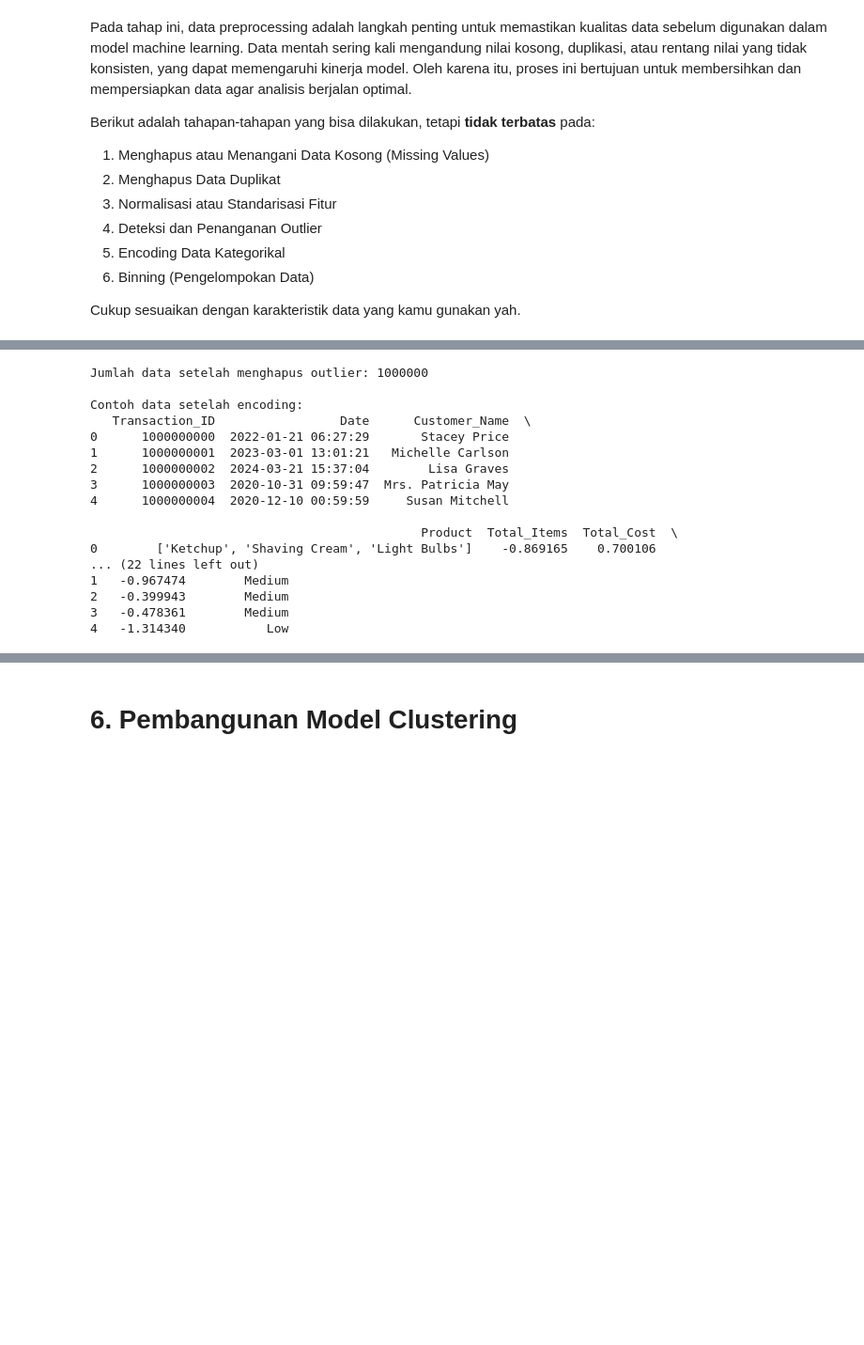
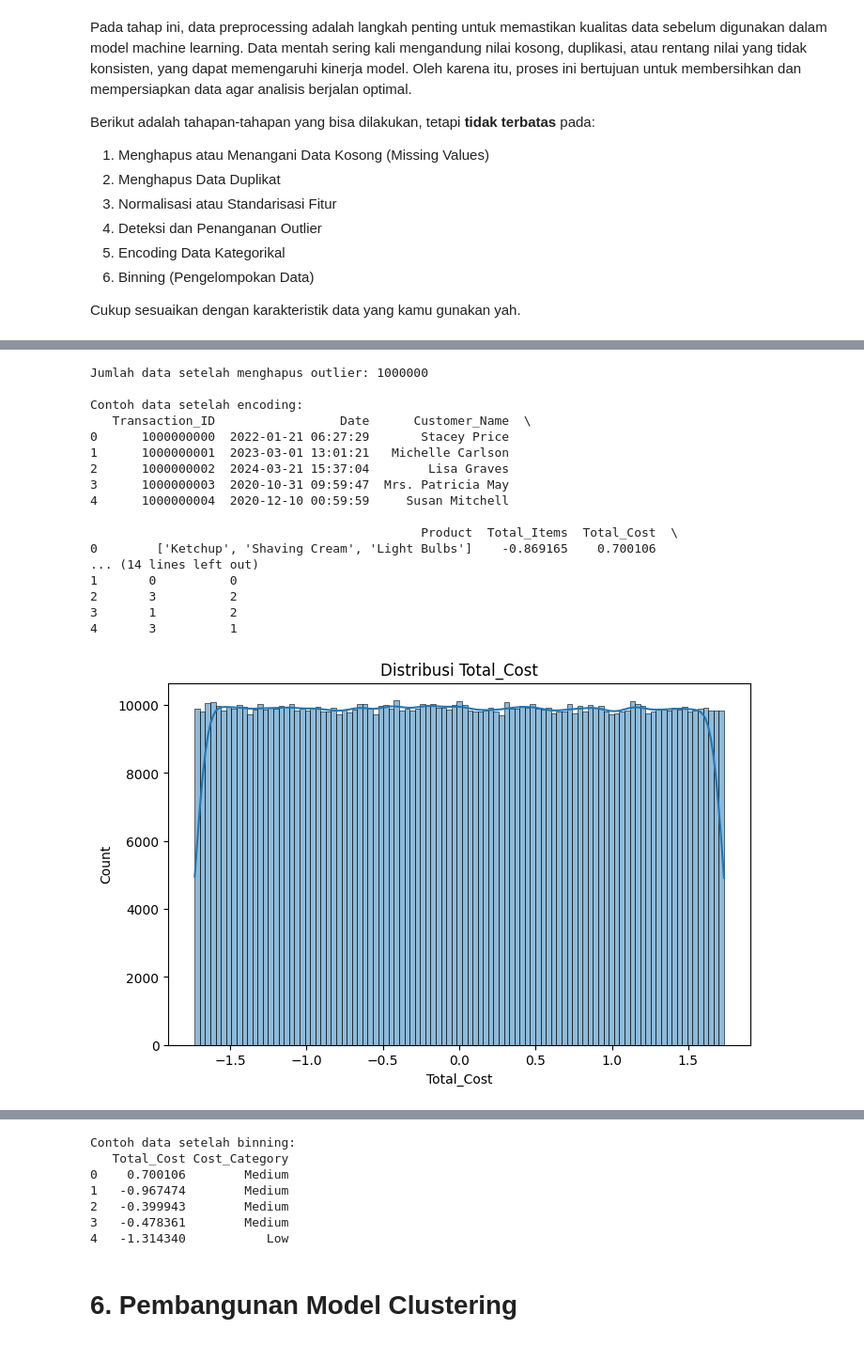
Before and after one commit to xebec51/Submission-Belajar-Machine-Learning-untuk-Pemula-Dicoding-Indonesia, a Jupyter notebook: Clustering_Submission_Akhir_BMLP_Muh. Rinaldi Ruslan.ipynb, the cells around one changed output, grey strips where cells are left out. Shown at 94% size. Cells and saved outputs as stored; diff of their text form; code cells hidden in the pictures; blank space fills up the shorter version.

```diff
--- a/Clustering_Submission_Akhir_BMLP_Muh. Rinaldi Ruslan.ipynb
+++ b/Clustering_Submission_Akhir_BMLP_Muh. Rinaldi Ruslan.ipynb
@@ -162,51 +162,70 @@ Cukup sesuaikan dengan karakteristik data yang kamu gunakan yah.
 print("Jumlah nilai kosong sebelum penanganan:")
 print(dataset.isnull().sum())
 
-# Isi missing values pada kolom 'Promotion' dengan kategori default
-dataset['Promotion'] = dataset['Promotion'].fillna('No Promotion')
+# Mengisi missing values dengan strategi yang sesuai
+for col in dataset.columns:
+    if dataset[col].dtype == 'object' or dataset[col].dtype.name == 'category':  # Kategorikal
+        dataset[col] = dataset[col].fillna('Unknown')  # Mengisi dengan 'Unknown'
+    elif np.issubdtype(dataset[col].dtype, np.number):  # Numerikal
+        dataset[col] = dataset[col].fillna(dataset[col].median())  # Mengisi dengan median
 
-# Verifikasi kembali
 print("\nJumlah nilai kosong setelah penanganan:")
 print(dataset.isnull().sum())
 
-## Menghapus Data Duplikat**
+## Menghapus Data Duplikat
 print("\nJumlah data sebelum menghapus duplikasi:", dataset.shape[0])
 dataset = dataset.drop_duplicates()
 print("Jumlah data setelah menghapus duplikasi:", dataset.shape[0])
 
 ## Normalisasi atau Standarisasi Fitur Numerikal
+# Identifikasi kolom numerikal yang relevan
+numerical_cols = ['Total_Items', 'Total_Cost']  # Kolom numerikal relevan
 scaler = StandardScaler()
+dataset[numerical_cols] = scaler.fit_transform(dataset[numerical_cols])
 
-# Normalisasi 'Total_Items' dan 'Total_Cost'
-dataset[['Total_Items', 'Total_Cost']] = scaler.fit_transform(dataset[['Total_Items', 'Total_Cost']])
-
-## Deteksi dan Penanganan Outlier**
+## Deteksi dan Penanganan Outlier
 plt.figure(figsize=(8, 5))
-sns.boxplot(data=dataset[['Total_Items', 'Total_Cost']])
+sns.boxplot(data=dataset[numerical_cols])
 plt.title("Boxplot untuk Deteksi Outlier")
 plt.show()
 
-# Menghapus outlier berdasarkan z-score (-3 hingga 3)
-dataset = dataset[(dataset['Total_Items'] > -3) & (dataset['Total_Items'] < 3)]
-dataset = dataset[(dataset['Total_Cost'] > -3) & (dataset['Total_Cost'] < 3)]
+# Menghapus outlier hanya untuk kolom relevan menggunakan Z-Score
+z_scores = np.abs((dataset[numerical_cols] - dataset[numerical_cols].mean()) / dataset[numerical_cols].std())
+dataset = dataset[(z_scores < 3).all(axis=1)]
 
 print("\nJumlah data setelah menghapus outlier:", dataset.shape[0])
 
 ## Encoding Data Kategorikal
-label_encoder = LabelEncoder()
+# Identifikasi kolom kategorikal
+categorical_cols = ['Payment_Method', 'City', 'Store_Type', 'Customer_Category', 'Season', 'Promotion']
 
-# Encode kolom kategorikal
-categorical_cols = ['Payment_Method', 'City', 'Store_Type', 'Customer_Category', 'Season', 'Promotion']
+# Gunakan LabelEncoder untuk kolom kategorikal
+encoder = LabelEncoder()
 for col in categorical_cols:
-    dataset[col] = label_encoder.fit_transform(dataset[col])
+    dataset[col] = encoder.fit_transform(dataset[col])
 
 print("\nContoh data setelah encoding:")
 print(dataset.head())
 
 ## Binning (Pengelompokan Data)
-bins = [-3, -1, 1, 3]
-labels = ['Low', 'Medium', 'High']
+# Analisis distribusi data untuk Total_Cost
+plt.figure(figsize=(8, 5))
+sns.histplot(dataset['Total_Cost'], kde=True)
+plt.title("Distribusi Total_Cost")
+plt.show()
+
+# Membuat kategori berdasarkan bins yang ditentukan
+bins = [-3, -1, 1, 3]  # Rentang kategori
+labels = ['Low', 'Medium', 'High']  # Label kategori
 dataset['Cost_Category'] = pd.cut(dataset['Total_Cost'], bins=bins, labels=labels)
+
+# Visualisasi distribusi kategori
+plt.figure(figsize=(8, 5))
+sns.countplot(x='Cost_Category', data=dataset)
+plt.title("Distribusi Cost_Category")
+plt.xlabel("Kategori")
+plt.ylabel("Jumlah")
+plt.show()
 
 print("\nContoh data setelah binning:")
 print(dataset[['Total_Cost', 'Cost_Category']].head())
@@ -214,35 +233,36 @@ print(dataset[['Total_Cost', 'Cost_Category']].head())
 Jumlah nilai kosong sebelum penanganan:
 Transaction_ID            0
 Date                      0
 Customer_Name             0
 Product                   0
 Total_Items               0
 Total_Cost                0
 Payment_Method            0
 City                      0
 Store_Type                0
 Discount_Applied          0
 Customer_Category         0
 ... (18 lines left out)
 dtype: int64
 
 Jumlah data sebelum menghapus duplikasi: 1000000
 Jumlah data setelah menghapus duplikasi: 1000000
 [figure]
 Jumlah data setelah menghapus outlier: 1000000
 
 Contoh data setelah encoding:
    Transaction_ID                 Date      Customer_Name  \
 0      1000000000  2022-01-21 06:27:29       Stacey Price
 1      1000000001  2023-03-01 13:01:21   Michelle Carlson
 2      1000000002  2024-03-21 15:37:04        Lisa Graves
 3      1000000003  2020-10-31 09:59:47  Mrs. Patricia May
 4      1000000004  2020-12-10 00:59:59     Susan Mitchell
 
                                              Product  Total_Items  Total_Cost  \
 0        ['Ketchup', 'Shaving Cream', 'Light Bulbs']    -0.869165    0.700106
-... (22 lines left out)
-1   -0.967474        Medium
-2   -0.399943        Medium
-3   -0.478361        Medium
-4   -1.314340           Low
+... (14 lines left out)
+1       0          0
+2       3          2
+3       1          2
+4       3          1
+[figure, added]
@@ -249,3 +270,10 @@ Contoh data setelah encoding:
+Contoh data setelah binning:
+   Total_Cost Cost_Category
+0    0.700106        Medium
+1   -0.967474        Medium
+2   -0.399943        Medium
+3   -0.478361        Medium
+4   -1.314340           Low
 # %% [markdown]
 # **6. Pembangunan Model Clustering**
 # %% [markdown]
```
Also changed, not shown: parts of 12 cells of this notebook, 7 other files.
